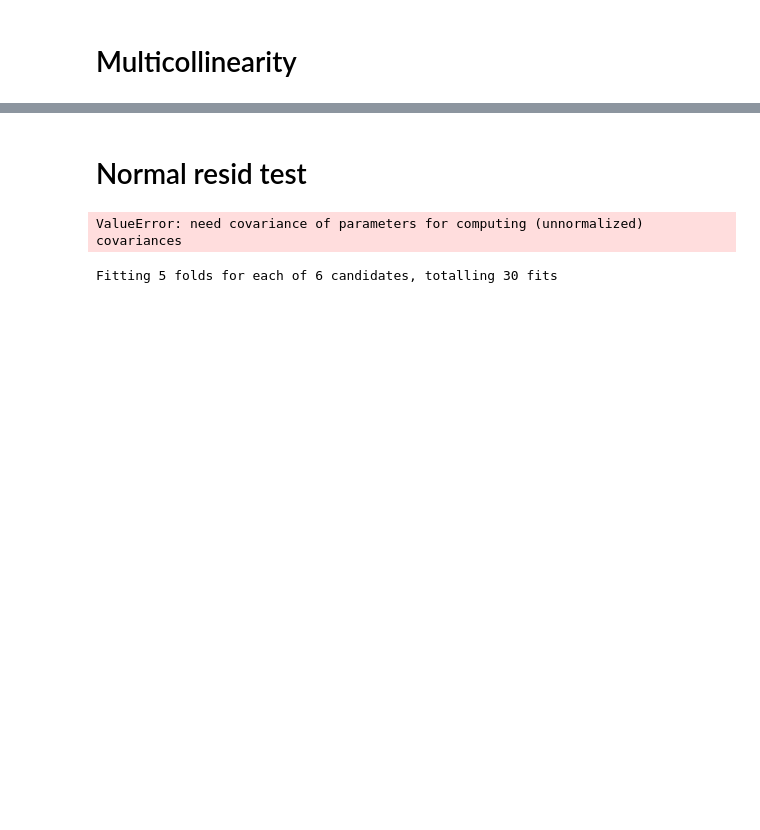
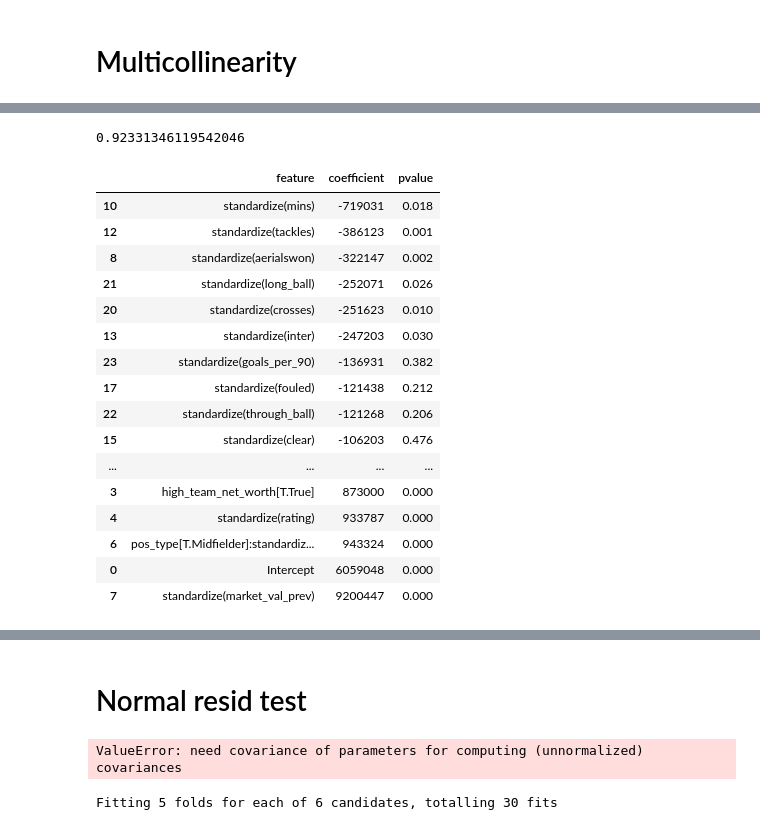
Before and after one commit to cphalpert/soccer-capstone, a Jupyter notebook: model/notebooks/Model1.ipynb, the cells around one changed output, grey strips where cells are left out. Drawn from its saved outputs; the diff is of its cells as text; code cells hidden in the pictures; blank space fills up the shorter version.

```diff
--- a/model/notebooks/Model1.ipynb
+++ b/model/notebooks/Model1.ipynb
@@ -95,0 +330,4 @@ import numpy as np
+# %%
+reg_results, resid_v_actual_plot, actual_v_predicted_plot, cv_rmse = sm_fit(X, Y, alpha=None, L1_wt=1.0)
+plot_actual_v_predicted(actual_v_predicted_plot)
+cv_rmse.mean()
@@ -95,0 +340,6 @@ import numpy as np
+# %%
+r2 = r2_score(Y, reg_results.predict(X))
+adjusted_r2 = 1.0 - (((1.0-r2)*(len(Y) - 1)) / (len(Y) - X.shape[1] - 1))
+adjusted_r2
+# %% [output]
+0.92331346119542046
@@ -95,0 +348,36 @@ import numpy as np
+# %%
+features = pd.DataFrame(zip(X.design_info.column_names, reg_results.params, reg_results.pvalues), columns=['feature', 'coefficient', 'pvalue'])
+# %%
+features = features.sort_values('coefficient')
+# %%
+def color_negative_red(val):
+    """
+    Takes a scalar and returns a string with
+    the css property `'color: red'` for negative
+    strings, black otherwise.
+    """
+    color = 'black' if val < .05 else 'red'
+    return 'color: %s' % color
+# %%
+features['coefficient'] = features['coefficient'].round(1)
+
+
+features.style.format({'pvalue':"{:.3f}", 'coefficient':"{:.0f}"}).applymap(subset='pvalue', func=color_negative_red)
+# %% [output]
+|  | feature | coefficient | pvalue |
+| 10 | standardize(mins) | -719031 | 0.018 |
+| 12 | standardize(tackles) | -386123 | 0.001 |
+| 8 | standardize(aerialswon) | -322147 | 0.002 |
+| 21 | standardize(long_ball) | -252071 | 0.026 |
+| 20 | standardize(crosses) | -251623 | 0.010 |
+| 13 | standardize(inter) | -247203 | 0.030 |
+| 23 | standardize(goals_per_90) | -136931 | 0.382 |
+| 17 | standardize(fouled) | -121438 | 0.212 |
+| 22 | standardize(through_ball) | -121268 | 0.206 |
+| 15 | standardize(clear) | -106203 | 0.476 |
+| ... | ... | ... | ... |
+| 3 | high_team_net_worth[T.True] | 873000 | 0.000 |
+| 4 | standardize(rating) | 933787 | 0.000 |
+| 6 | pos_type[T.Midfielder]:standardiz... | 943324 | 0.000 |
+| 0 | Intercept | 6059048 | 0.000 |
+| 7 | standardize(market_val_prev) | 9200447 | 0.000 |
```
Also changed, not shown: parts of 66 cells of this notebook, 3 other files.
